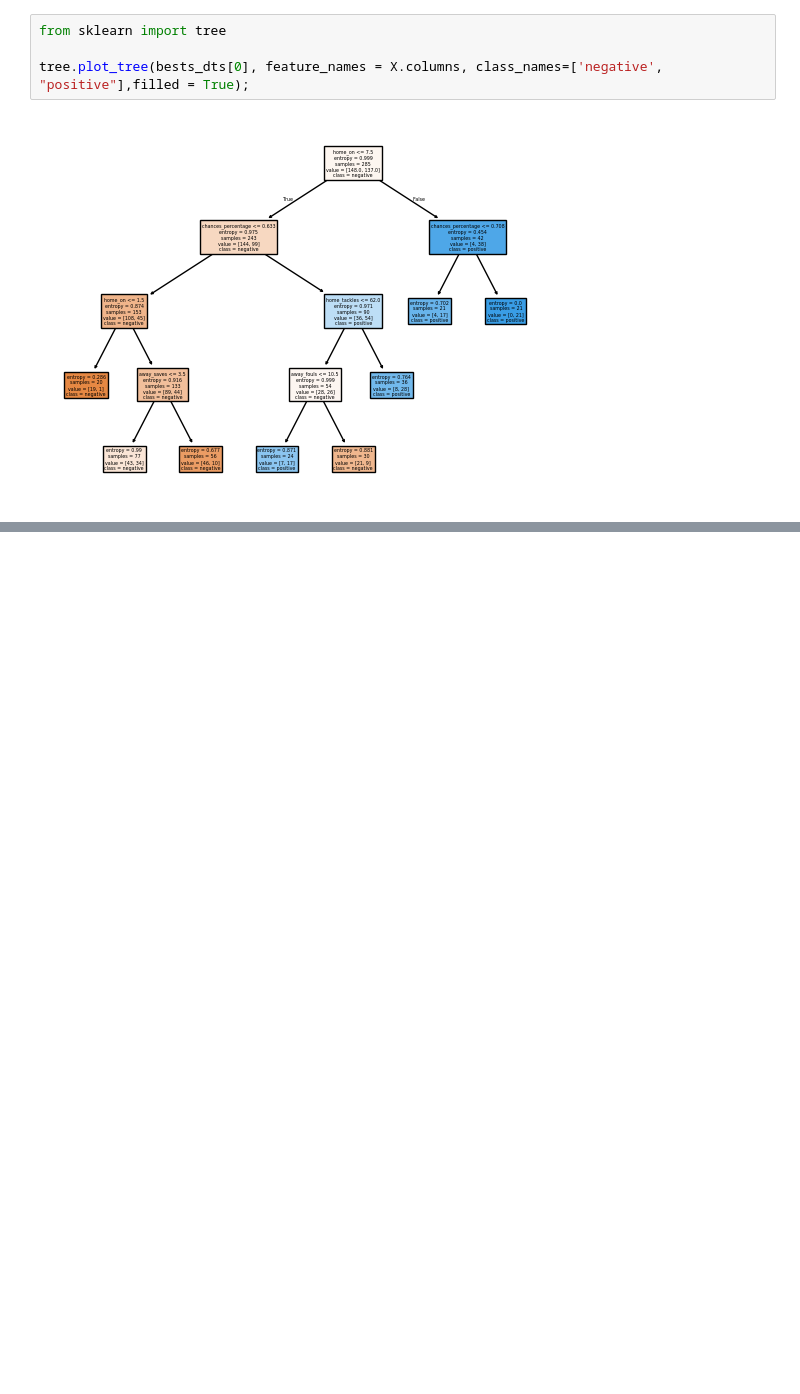
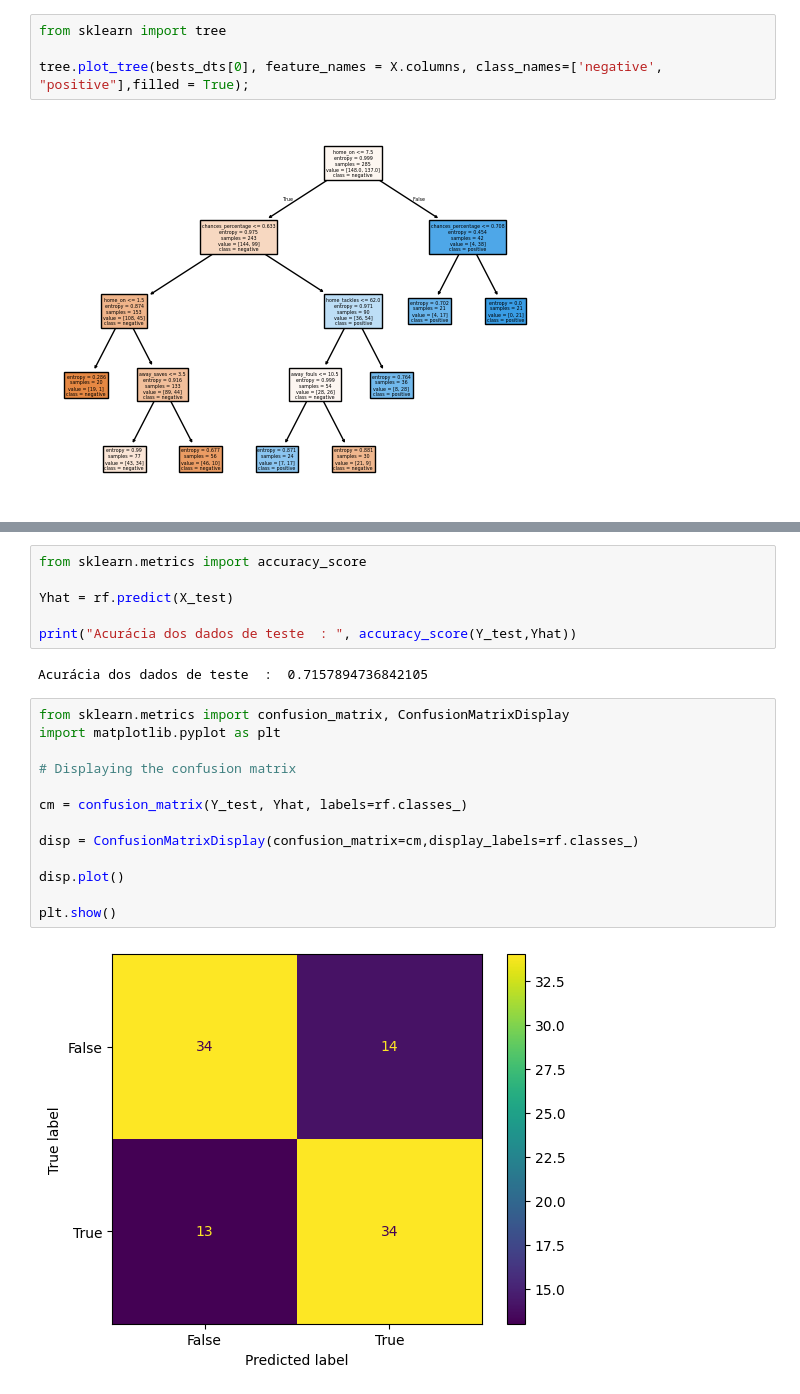
Before and after one commit to rubdelima/IF-807---PL-Predict-Matches, a Jupyter notebook: PL Predict Matches.ipynb, the cells around one changed output, grey strips where cells are left out. Drawn from its saved outputs; the diff is of its cells as text; blank space fills up the shorter version.

```diff
--- a/PL Predict Matches.ipynb
+++ b/PL Predict Matches.ipynb
@@ -115,0 +160,23 @@ tree.plot_tree(bests_dts[0], feature_names = X.columns, class_names=['negative',
+# %%
+from sklearn.metrics import accuracy_score
+
+Yhat = rf.predict(X_test)
+
+print("Acurácia dos dados de teste  : ", accuracy_score(Y_test,Yhat))
+# %% [output]
+Acurácia dos dados de teste  :  0.7157894736842105
+# %%
+from sklearn.metrics import confusion_matrix, ConfusionMatrixDisplay
+import matplotlib.pyplot as plt
+
+# Displaying the confusion matrix
+
+cm = confusion_matrix(Y_test, Yhat, labels=rf.classes_)
+
+disp = ConfusionMatrixDisplay(confusion_matrix=cm,display_labels=rf.classes_)
+
+disp.plot()
+
+plt.show()
+# %% [output]
+[figure, added]
```
Also changed, not shown: parts of 8 cells of this notebook.
